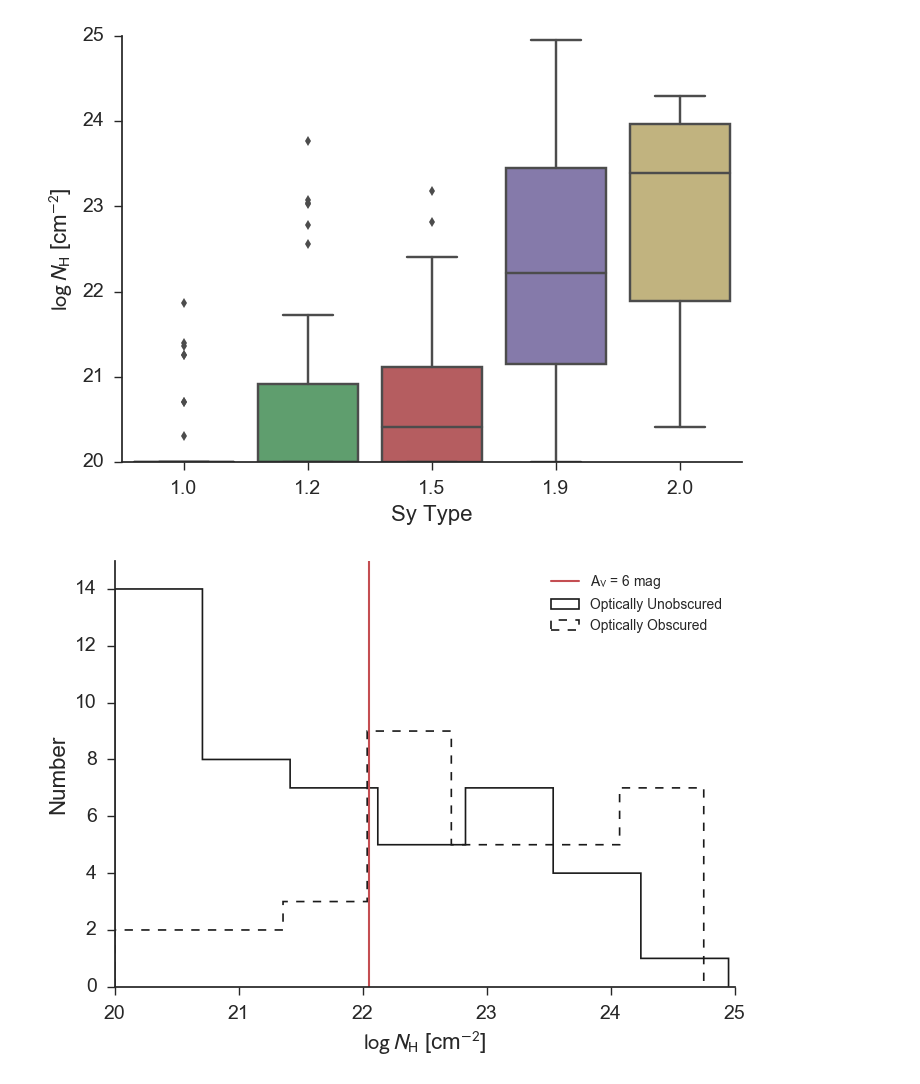
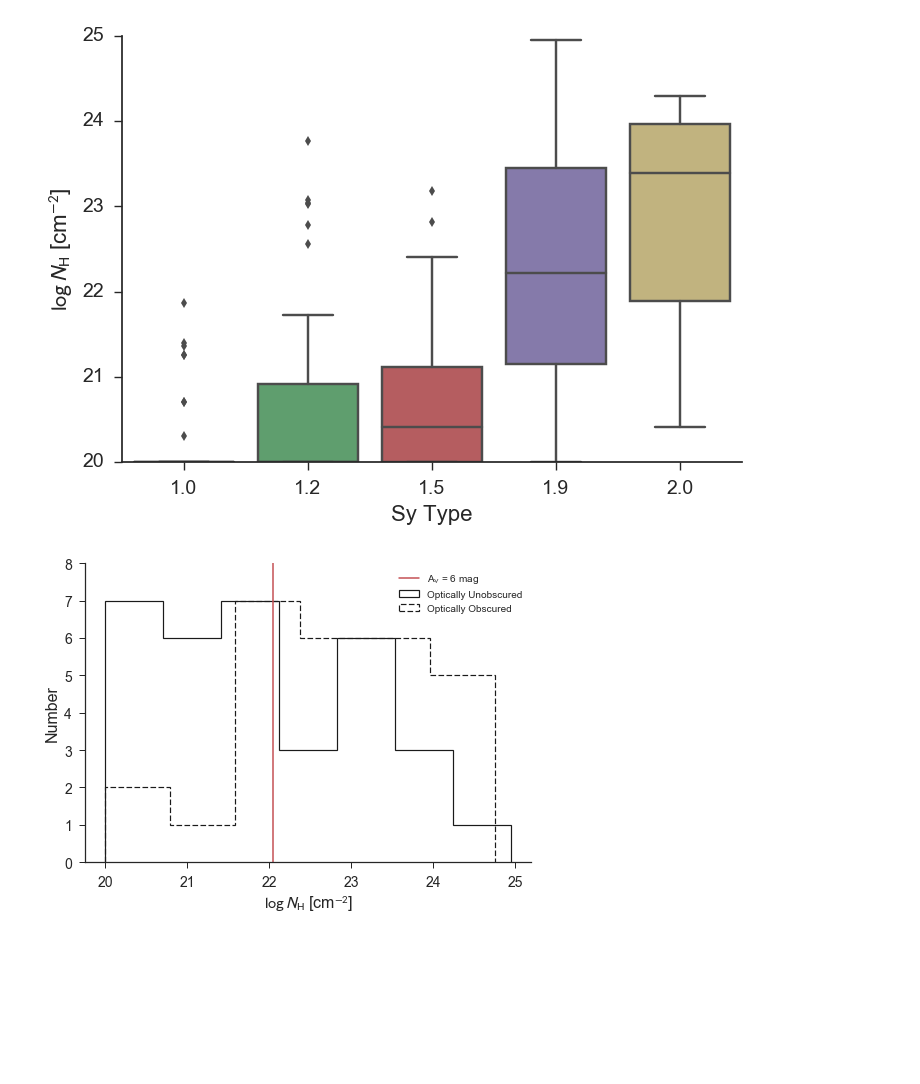
Before and after one commit to ttshimiz/bass-sy1_9-obscuration, a Jupyter notebook: notebooks/nh-distribution.ipynb, the cells around one changed output. Saved outputs shown, nothing was run; the diff lists cells and outputs as text; code cells hidden in the pictures; blank space fills up the shorter version.

```diff
--- a/notebooks/nh-distribution.ipynb
+++ b/notebooks/nh-distribution.ipynb
@@ -84,9 +84,9 @@ fig.savefig('../figures/nh_boxplot.pdf', bbox_inches='tight')
 # The expectation is that they should have the same NH distribution.
 
 # Set the broad H-alpha vs. X-ray relationship
-slope = 1.08530371536
-intercept = -5.27057849569
-scatter = 0.411464318197
+slope = 1.06459050797
+intercept = -4.32396218268
+scatter = 0.409383670093
 
 # Set how far below the broad H-alpha vs. X-ray relationship to choose Sy 1.9 AGN
 offset = 2*scatter
@@ -102,26 +102,26 @@ on_srcs = diff_halpha < 2*scatter
 # %%
 fig = plt.figure()
 ax = fig.add_subplot(111)
 
 ax.hist(df['NH'][ind_sy1_9_halpha][on_srcs], bins='auto', color='k', histtype='step', lw=1.2, label='Optically Unobscured')
 ax.hist(df['NH'][ind_sy1_9_halpha][off_srcs], bins='auto', color='k', histtype='step', lw=1.2, ls='dashed', label='Optically Obscured')
 #ax.hist(df['NH'][ind_sy1_9_halpha][in_bw_srcs], bins='auto', color='k', histtype='step', lw=1.2, ls='dotted')
 
 # Add in a line showing the NH that produces an A_V of 6 mag
 nh_6 = np.log10(6/5.35e-22)
 ax.axvline(nh_6, color='r', lw=1.5, label=r'A$_{\rm V}$ = 6 mag')
 
 #ax.hist(df_all['NH'][ind_sy1_9], bins='auto', color='r', histtype='step', lw=1.2)
 ax.set_xlabel(r'$\log\,N_{\rm H}$ [cm$^{-2}$]')
 ax.set_ylabel('Number')
 ax.legend(loc='upper right', fontsize=10)
-ax.set_ylim(0, 15)
+ax.set_ylim(0, 8)
 #ax.text(23, 37, 'Sy 1.9', ha='right' ,va='center')
 sn.despine()
 
 fig.savefig('../figures/nh_hists_sy1_9_split_optical_obscuration.pdf', bbox_inches='tight')
 # %% [output]
-[figure, old version]
+[figure, new version]
 # %%
 df[ind_sy1_9_halpha][off_srcs]
 # %% [output]
```
Also changed, not shown: parts of 2 cells of this notebook, 15 other files.
